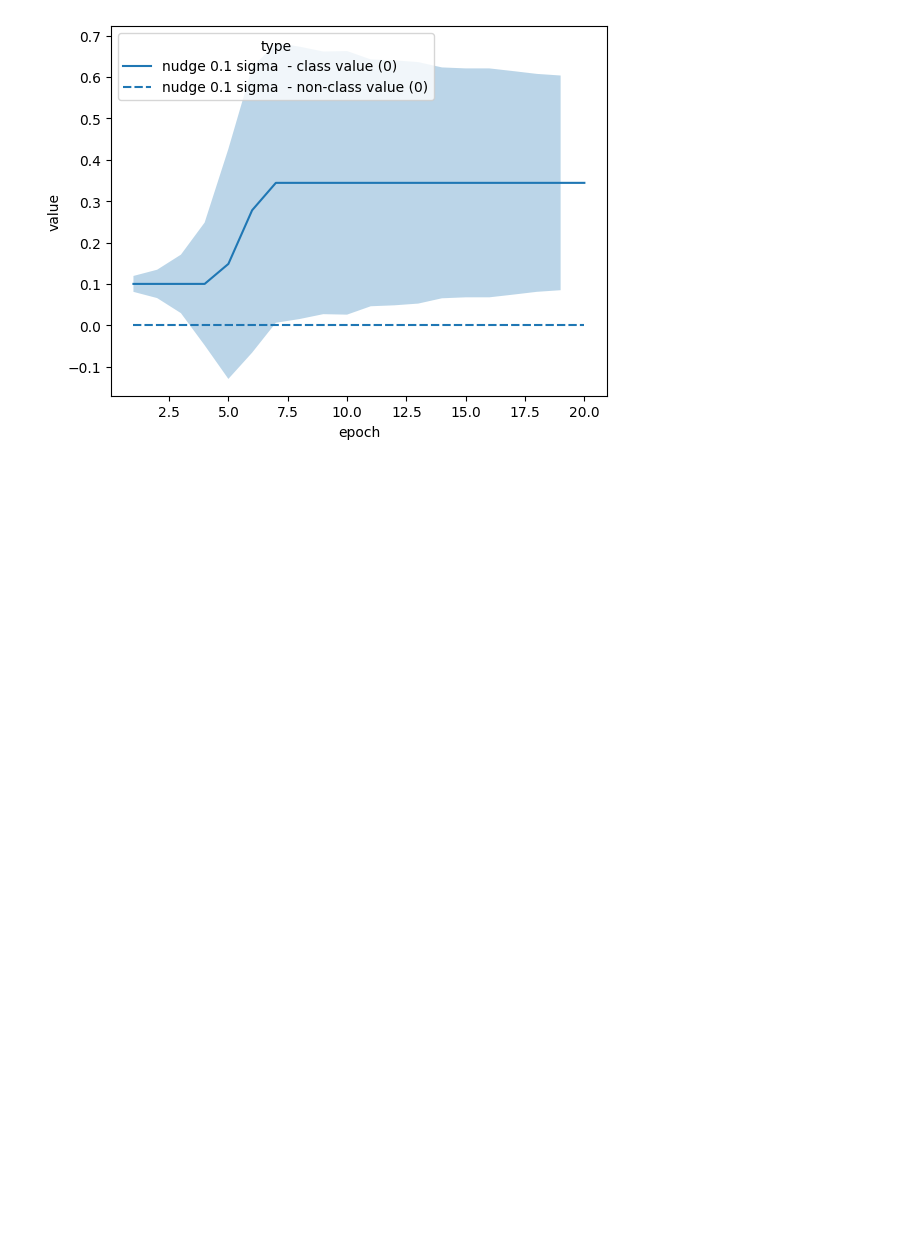
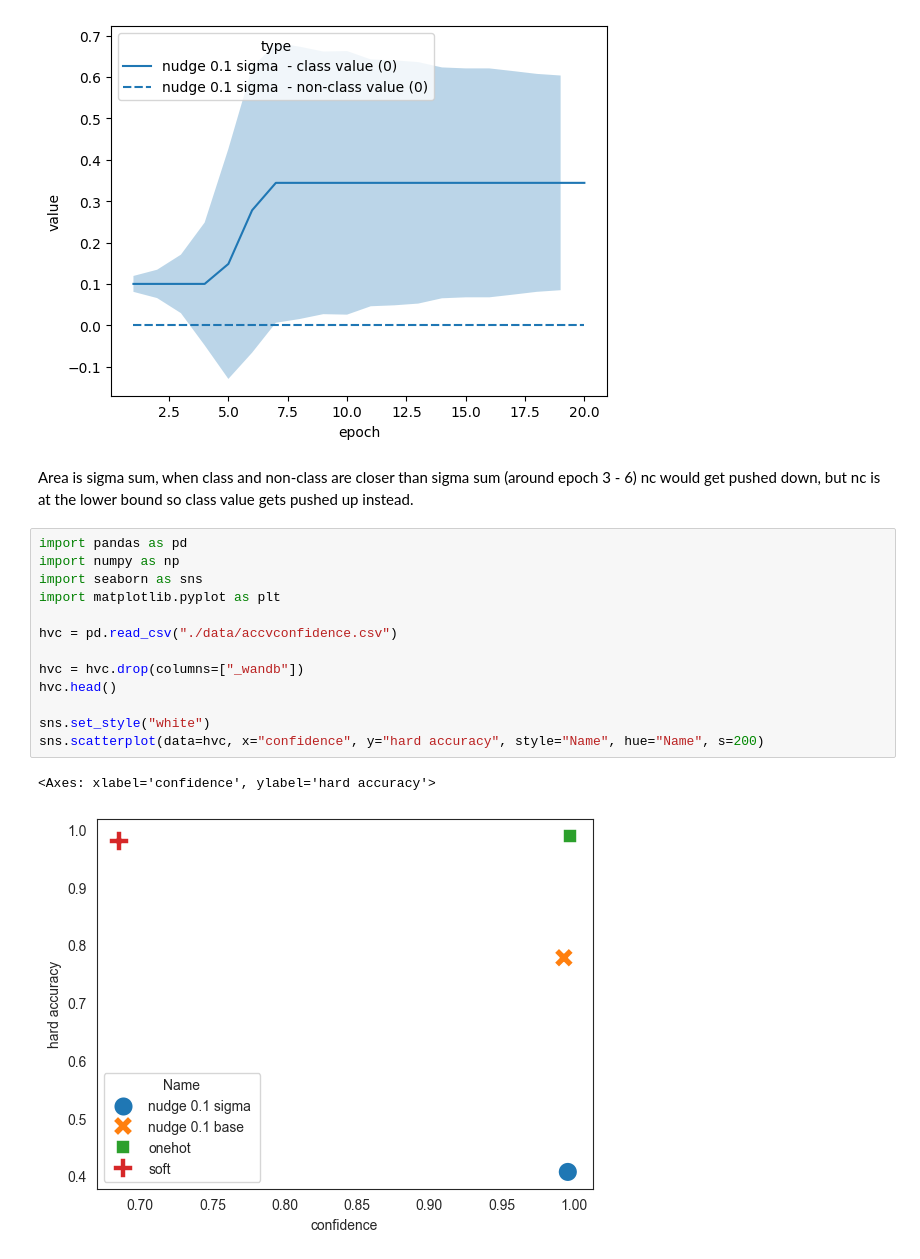
Before and after one commit to Zitronekoma30/nc-target-values, a Jupyter notebook: graphs/vis.ipynb, the cells around one changed output. Drawn from its saved outputs; the diff is of its cells as text; blank space fills up the shorter version.

Commit message:
add scatterplot and desc

```diff
--- a/graphs/vis.ipynb
+++ b/graphs/vis.ipynb
@@ -78,3 +78,21 @@ First few rows:
  'nudge 0.1 sigma  - class value (7)' 'nudge 0.1 sigma  - class value (8)']
 <matplotlib.collections.FillBetweenPolyCollection at 0x...>
 [figure]
+# %% [markdown]
+Area is sigma sum, when class and non-class are closer than sigma sum (around epoch 3 - 6) nc would get pushed down, but nc is at the lower bound so class value gets pushed up instead.
+# %%
+import pandas as pd
+import numpy as np
+import seaborn as sns
+import matplotlib.pyplot as plt
+
+hvc = pd.read_csv("./data/accvconfidence.csv")
+
+hvc = hvc.drop(columns=["_wandb"])
+hvc.head()
+
+sns.set_style("white")
+sns.scatterplot(data=hvc, x="confidence", y="hard accuracy", style="Name", hue="Name", s=200)
+# %% [output]
+<Axes: xlabel='confidence', ylabel='hard accuracy'>
+[figure, added]
```
Also changed, not shown: parts of 1 cell of this notebook.
